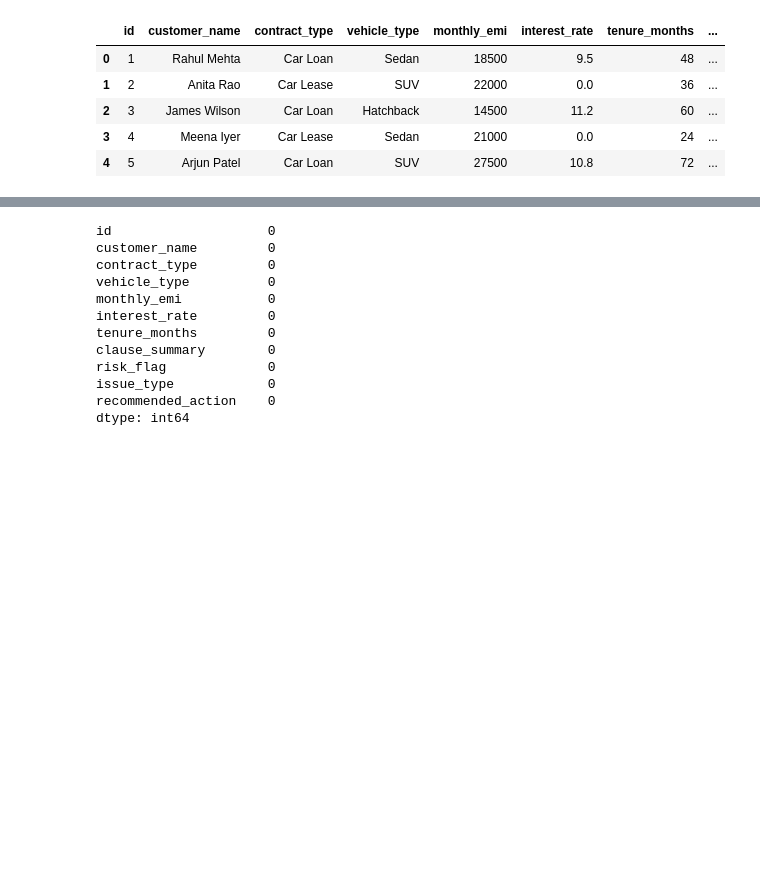
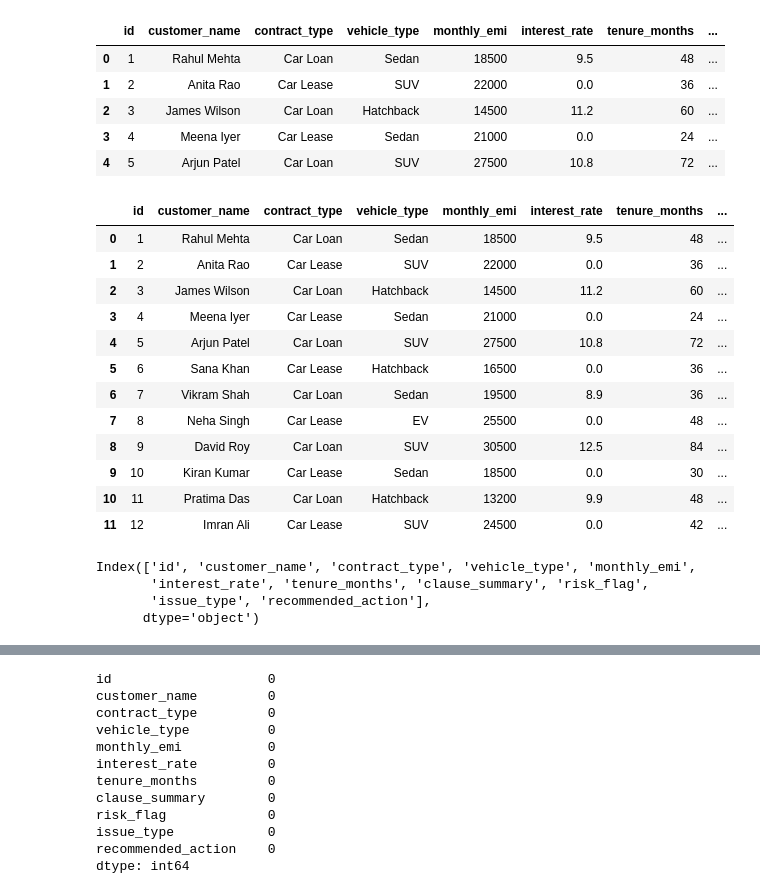
Before and after one commit to springboardmentor74219x/infosys-carlease-contract-ai-group2, a Jupyter notebook: notebook/task1.ipynb, the cells around one changed output, grey strips where cells are left out. Cells and saved outputs as stored; diff of their text form; code cells hidden in the pictures; blank space fills up the shorter version.

```diff
--- a/notebook/task1.ipynb
+++ b/notebook/task1.ipynb
@@ -15,3 +15,27 @@ df.head()
 | 2 | 3 | James Wilson | Car Loan | Hatchback | 14500 | 11.2 | 60 | ... |
 | 3 | 4 | Meena Iyer | Car Lease | Sedan | 21000 | 0.0 | 24 | ... |
 | 4 | 5 | Arjun Patel | Car Loan | SUV | 27500 | 10.8 | 72 | ... |
+# %%
+df.shape
+df
+# %% [output]
+|  | id | customer_name | contract_type | vehicle_type | monthly_emi | interest_rate | tenure_months | ... |
+| 0 | 1 | Rahul Mehta | Car Loan | Sedan | 18500 | 9.5 | 48 | ... |
+| 1 | 2 | Anita Rao | Car Lease | SUV | 22000 | 0.0 | 36 | ... |
+| 2 | 3 | James Wilson | Car Loan | Hatchback | 14500 | 11.2 | 60 | ... |
+| 3 | 4 | Meena Iyer | Car Lease | Sedan | 21000 | 0.0 | 24 | ... |
+| 4 | 5 | Arjun Patel | Car Loan | SUV | 27500 | 10.8 | 72 | ... |
+| 5 | 6 | Sana Khan | Car Lease | Hatchback | 16500 | 0.0 | 36 | ... |
+| 6 | 7 | Vikram Shah | Car Loan | Sedan | 19500 | 8.9 | 36 | ... |
+| 7 | 8 | Neha Singh | Car Lease | EV | 25500 | 0.0 | 48 | ... |
+| 8 | 9 | David Roy | Car Loan | SUV | 30500 | 12.5 | 84 | ... |
+| 9 | 10 | Kiran Kumar | Car Lease | Sedan | 18500 | 0.0 | 30 | ... |
+| 10 | 11 | Pratima Das | Car Loan | Hatchback | 13200 | 9.9 | 48 | ... |
+| 11 | 12 | Imran Ali | Car Lease | SUV | 24500 | 0.0 | 42 | ... |
+# %%
+df.columns
+# %% [output]
+Index(['id', 'customer_name', 'contract_type', 'vehicle_type', 'monthly_emi',
+       'interest_rate', 'tenure_months', 'clause_summary', 'risk_flag',
+       'issue_type', 'recommended_action'],
+      dtype='object')
```
Also changed, not shown: parts of 2 cells of this notebook.
